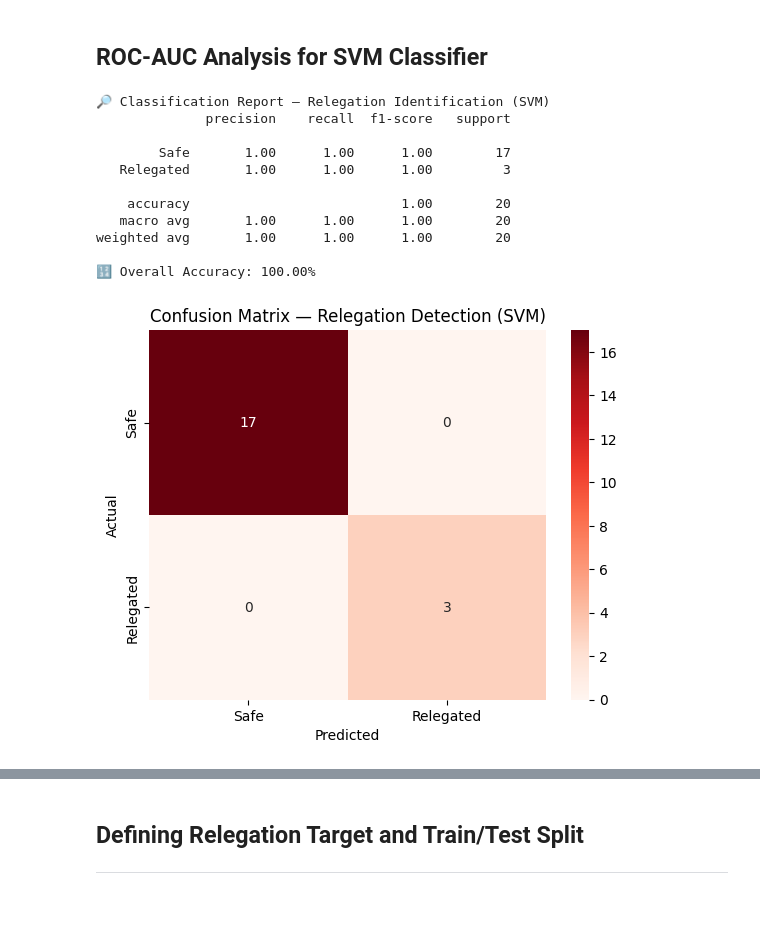
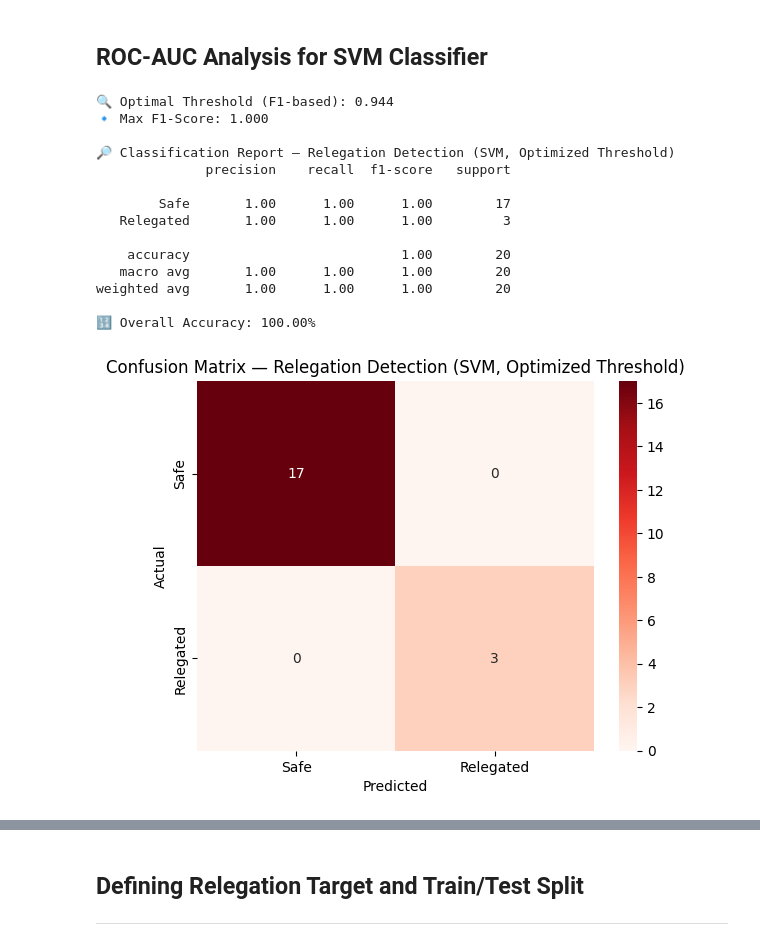
Before and after one commit to AtfastrSlushyMaker/pl-standings-prediction-project, a Jupyter notebook: notebooks/algorithms/SVM/svm_model.ipynb, the cells around one changed output, grey strips where cells are left out. Cells and saved outputs as stored; diff of their text form; code cells hidden in the pictures; blank space fills up the shorter version.

Commit message:
ROC-AUC Analysis for SVM Classifier

```diff
--- a/notebooks/algorithms/SVM/svm_model.ipynb
+++ b/notebooks/algorithms/SVM/svm_model.ipynb
@@ -402,70 +402,89 @@ Relegation Zone Accuracy: 1.00
 # %% [markdown]
 ## ROC-AUC Analysis for SVM Classifier
 # %%
-#  Objective: Directly identify relegation-risk teams using binary classification
+# 🎯 Objective: Identify relegation-risk teams using binary classification (SVM)
 from sklearn.svm import SVC
 from sklearn.pipeline import make_pipeline
 from sklearn.preprocessing import StandardScaler
 from sklearn.metrics import (
-    classification_report, confusion_matrix, accuracy_score, roc_curve, auc
+    classification_report, confusion_matrix, accuracy_score,
+    roc_curve, auc, precision_recall_curve
 )
 import matplotlib.pyplot as plt
 import seaborn as sns
 import numpy as np
 
-# ✅ Step 1: Create binary labels — 1 if relegated (position ≥ 18), 0 otherwise
-y_train_bin = (y_train >= 18).astype(int)
-y_test_bin  = (y_test >= 18).astype(int)
+# ✅ Step 1: Use the already binary labels from the previous split
+y_train_bin = y_train
+y_test_bin  = y_test
 
-# ✅ Step 2: Train SVM classifier
+# ✅ Step 2: Train SVM classifier with probability output
 svm_clf = make_pipeline(
     StandardScaler(),
     SVC(kernel='rbf', C=10, probability=True, random_state=42)
 )
 svm_clf.fit(X_train, y_train_bin)
-y_pred_bin = svm_clf.predict(X_test)
+
+# ✅ Step 3: Predict probabilities and raw classification
 y_proba_bin = svm_clf.predict_proba(X_test)[:, 1]
 
-# ✅ Step 3: Evaluation — classification metrics
-print("🔎 Classification Report — Relegation Identification (SVM)")
-print(classification_report(y_test_bin, y_pred_bin, target_names=["Safe", "Relegated"]))
-print(f"🔢 Overall Accuracy: {accuracy_score(y_test_bin, y_pred_bin):.2%}")
+# ✅ Step 4: Find optimal threshold (F1-maximizing)
+precisions, recalls, thresholds = precision_recall_curve(y_test_bin, y_proba_bin)
+f1_scores = 2 * (precisions * recalls) / (precisions + recalls + 1e-6)
+optimal_idx = np.argmax(f1_scores)
+optimal_threshold = thresholds[optimal_idx]
 
-# ✅ Step 4: Confusion Matrix
-cm = confusion_matrix(y_test_bin, y_pred_bin)
-sns.heatmap(cm, annot=True, fmt='d', cmap='Reds', xticklabels=["Safe", "Relegated"], yticklabels=["Safe", "Relegated"])
+print(f"🔍 Optimal Threshold (F1-based): {optimal_threshold:.3f}")
+print(f"🔹 Max F1-Score: {f1_scores[optimal_idx]:.3f}")
+
+# ✅ Step 5: Reclassify using optimal threshold
+y_pred_optimal = (y_proba_bin >= optimal_threshold).astype(int)
+
+# ✅ Step 6: Evaluation — classification metrics
+print("\n🔎 Classification Report — Relegation Detection (SVM, Optimized Threshold)")
+print(classification_report(y_test_bin, y_pred_optimal, target_names=["Safe", "Relegated"]))
+print(f"🔢 Overall Accuracy: {accuracy_score(y_test_bin, y_pred_optimal):.2%}")
+
+# ✅ Step 7: Confusion Matrix
+cm = confusion_matrix(y_test_bin, y_pred_optimal)
+sns.heatmap(cm, annot=True, fmt='d', cmap='Reds',
+            xticklabels=["Safe", "Relegated"],
+            yticklabels=["Safe", "Relegated"])
 plt.xlabel("Predicted")
 plt.ylabel("Actual")
-plt.title("Confusion Matrix — Relegation Detection (SVM)")
+plt.title("Confusion Matrix — Relegation Detection (SVM, Optimized Threshold)")
 plt.show()
 
-# ✅ Step 5: ROC Curve
+# ✅ Step 8: ROC Curve (unchanged)
 fpr, tpr, _ = roc_curve(y_test_bin, y_proba_bin)
 roc_auc = auc(fpr, tpr)
 
 plt.figure(figsize=(6, 5))
 plt.plot(fpr, tpr, color='crimson', lw=2.5, label=f'ROC Curve (AUC = {roc_auc:.3f})')
 plt.plot([0, 1], [0, 1], linestyle='--', color='gray')
 plt.xlabel('False Positive Rate')
 plt.ylabel('True Positive Rate')
 plt.title("ROC Curve — SVM Relegation Classifier")
 plt.legend()
 plt.grid(alpha=0.3)
 plt.tight_layout()
 plt.show()
 # %% [output]
-🔎 Classification Report — Relegation Identification (SVM)
+🔍 Optimal Threshold (F1-based): 0.944
+🔹 Max F1-Score: 1.000
+
+🔎 Classification Report — Relegation Detection (SVM, Optimized Threshold)
               precision    recall  f1-score   support
 
         Safe       1.00      1.00      1.00        17
    Relegated       1.00      1.00      1.00         3
 
     accuracy                           1.00        20
    macro avg       1.00      1.00      1.00        20
 weighted avg       1.00      1.00      1.00        20
 
 🔢 Overall Accuracy: 100.00%
-[figure, old version]
+[figure, new version]
 [figure]
 # %% [markdown]
 ## Defining Relegation Target and Train/Test Split
```
